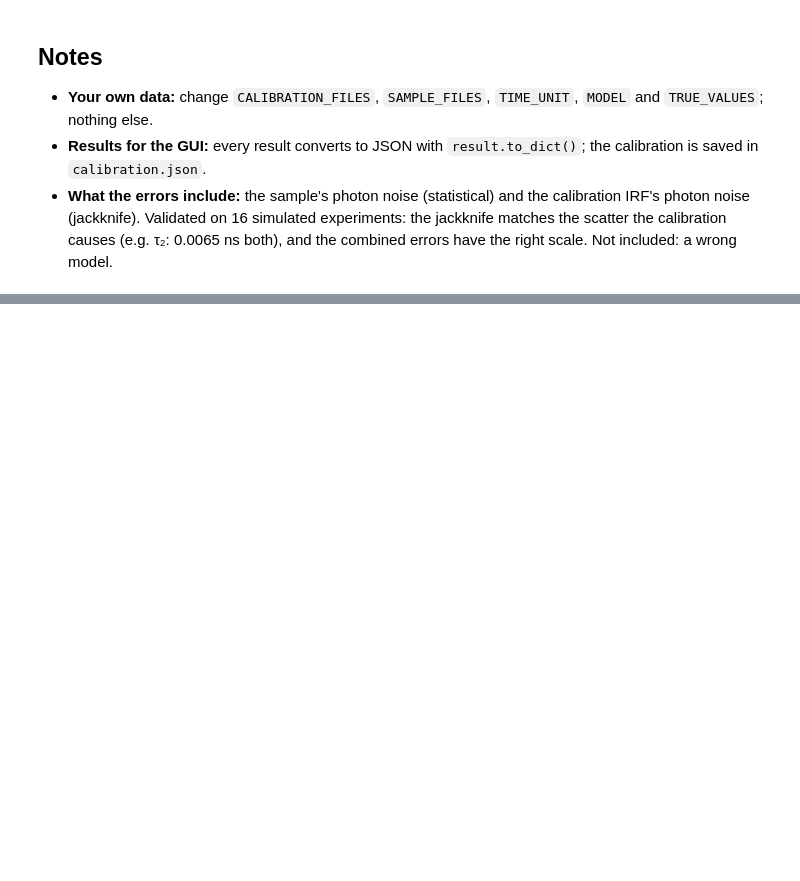
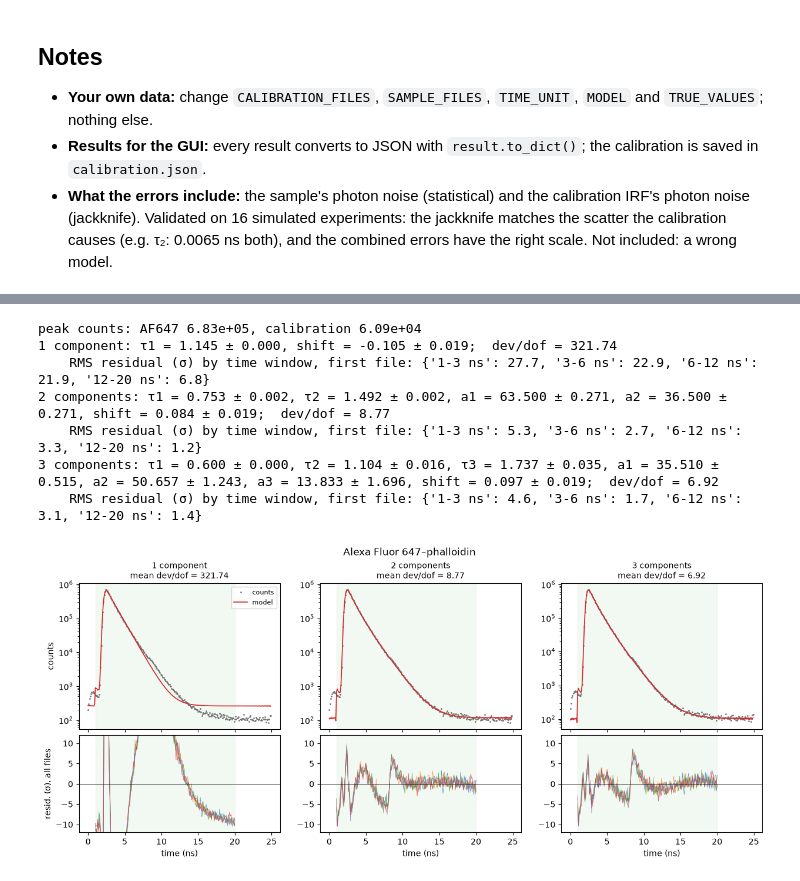
Before and after one commit to paezlarios/BIRFI-Tau, a Jupyter notebook: examples/walkthrough.ipynb, the cells around one changed output, grey strips where cells are left out. Drawn from its saved outputs; the diff is of its cells as text; code cells hidden in the pictures; blank space fills up the shorter version.

```diff
--- a/examples/walkthrough.ipynb
+++ b/examples/walkthrough.ipynb
@@ -306,0 +475,25 @@ trend: +0.394 bins from first to last sample
+# %%
+af_decays = read_series("af647_phalloidin")
+print(f"peak counts: AF647 {np.mean([d.counts.max() for d in af_decays]):.3g}, "
+      f"calibration {np.mean([d.counts.max() for d in measured_calibration_decays]):.3g}")
+
+af_models = {
+    "1 component": dye_model([(0.1, 10.0)]),
+    "2 components": dye_model([(0.1, 1.0), (1.0, 10.0)]),
+    "3 components": dye_model([(0.05, 0.6), (0.6, 1.5), (1.5, 10.0)]),
+}
+af_fits = {label: fit_series(af_decays, model) for label, model in af_models.items()}
+for label, fits in af_fits.items():
+    print(f"{label}: {series_summary(fits)}")
+    print("    RMS residual (σ) by time window, first file:",
+          {k: round(v, 1) for k, v in rms_residual_by_time(fits[0]).items()})
+plot_fits_by_model(af_fits, "Alexa Fluor 647–phalloidin")
+# %% [output]
+peak counts: AF647 6.83e+05, calibration 6.09e+04
+1 component: τ1 = 1.145 ± 0.000, shift = -0.105 ± 0.019;  dev/dof = 321.74
+    RMS residual (σ) by time window, first file: {'1-3 ns': 27.7, '3-6 ns': 22.9, '6-12 ns': 21.9, '12-20 ns': 6.8}
+2 components: τ1 = 0.753 ± 0.002, τ2 = 1.492 ± 0.002, a1 = 63.500 ± 0.271, a2 = 36.500 ± 0.271, shift = 0.084 ± 0.019;  dev/dof = 8.77
+    RMS residual (σ) by time window, first file: {'1-3 ns': 5.3, '3-6 ns': 2.7, '6-12 ns': 3.3, '12-20 ns': 1.2}
+3 components: τ1 = 0.600 ± 0.000, τ2 = 1.104 ± 0.016, τ3 = 1.737 ± 0.035, a1 = 35.510 ± 0.515, a2 = 50.657 ± 1.243, a3 = 13.833 ± 1.696, shift = 0.097 ± 0.019;  dev/dof = 6.92
+    RMS residual (σ) by time window, first file: {'1-3 ns': 4.6, '3-6 ns': 1.7, '6-12 ns': 3.1, '12-20 ns': 1.4}
+[figure, added]
```
Also changed, not shown: parts of 21 cells of this notebook, 27 other files.
